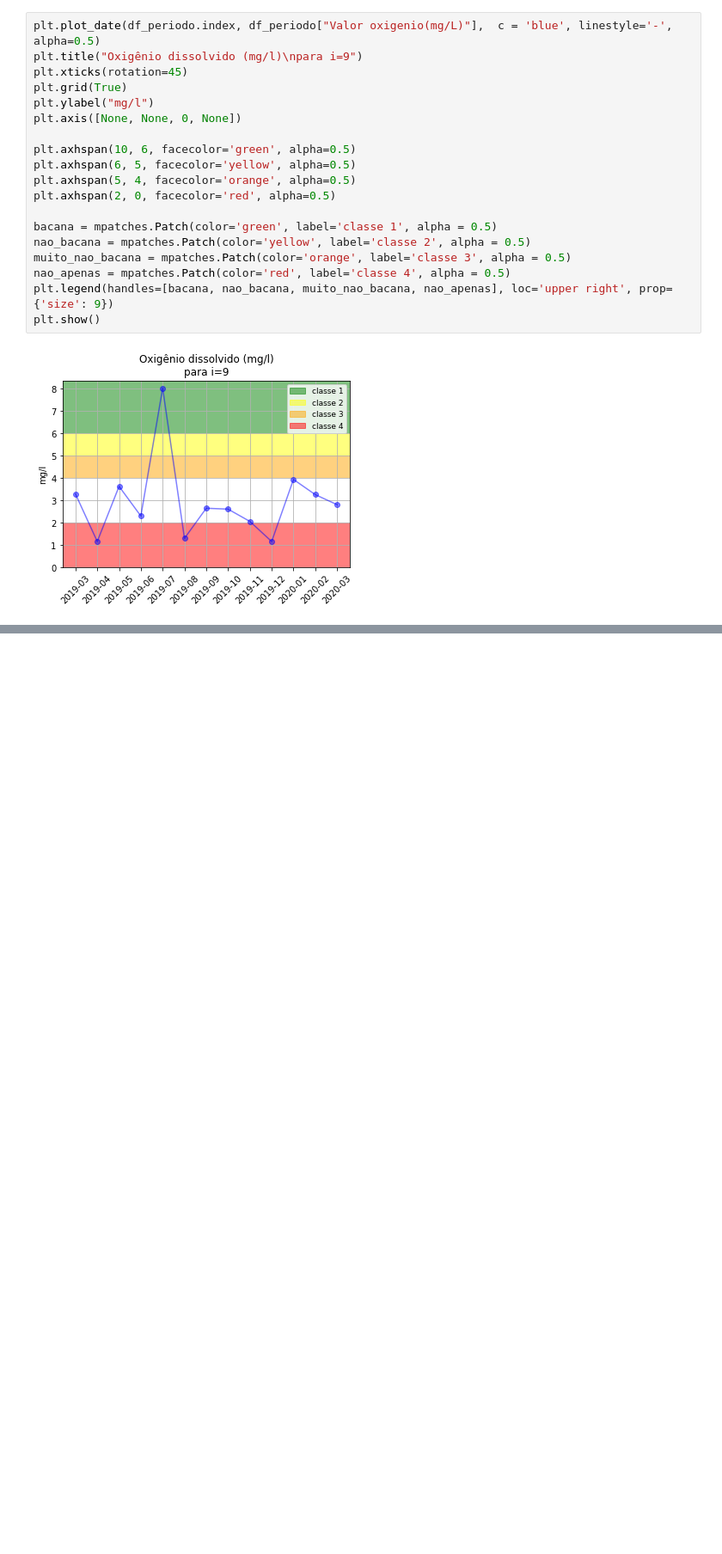
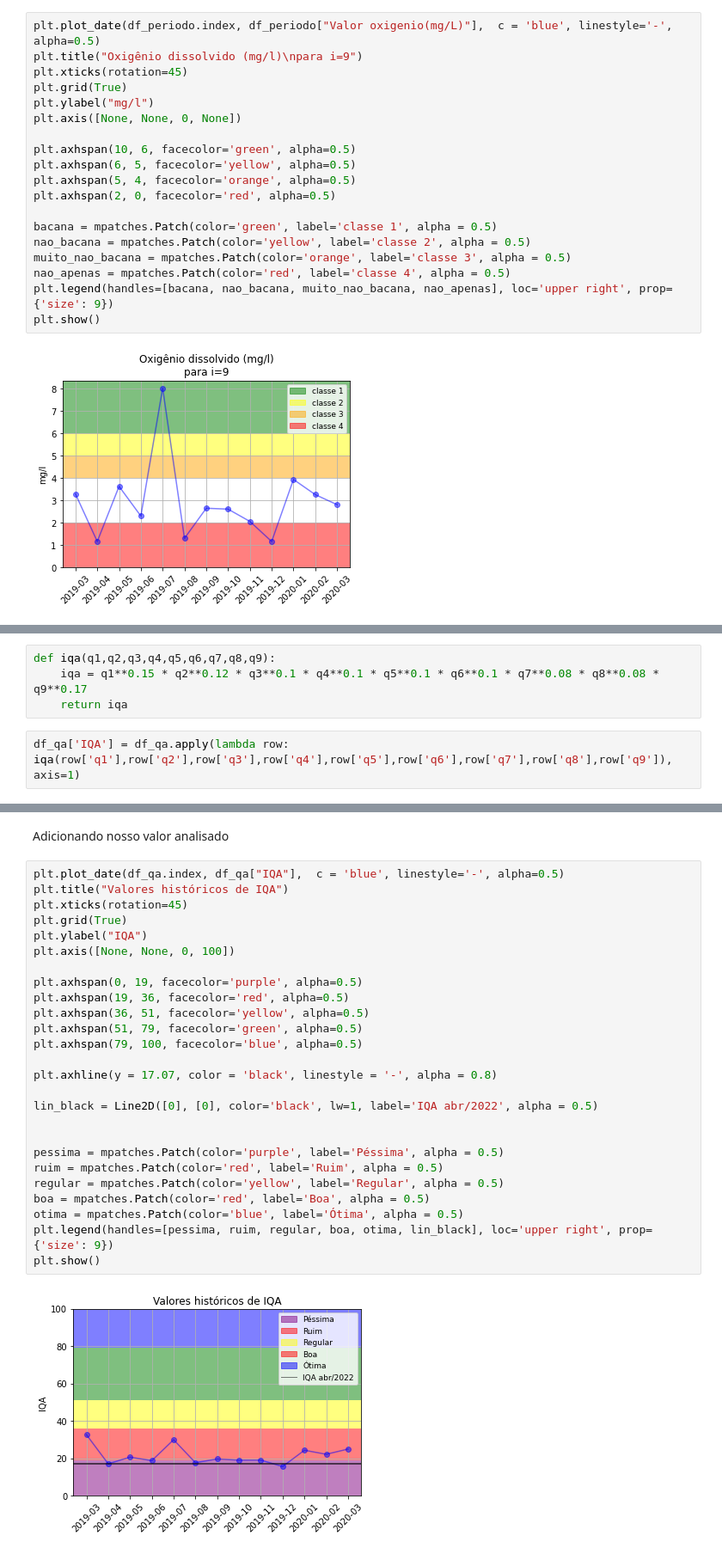
Before and after one commit to NicolasCho/projeto3_qta, a Jupyter notebook: analise/projeto3_graficos.ipynb, the cells around one changed output, grey strips where cells are left out. Shown: that part at 86% size. Saved outputs shown, nothing was run; the diff lists cells and outputs as text; blank space fills up the shorter version.

```diff
--- a/analise/projeto3_graficos.ipynb
+++ b/analise/projeto3_graficos.ipynb
@@ -699,0 +720,6 @@ plt.show()
+# %%
+def iqa(q1,q2,q3,q4,q5,q6,q7,q8,q9):
+    iqa = q1**0.15 * q2**0.12 * q3**0.1 * q4**0.1 * q5**0.1 * q6**0.1 * q7**0.08 * q8**0.08 * q9**0.17
+    return iqa
+# %%
+df_qa['IQA'] = df_qa.apply(lambda row: iqa(row['q1'],row['q2'],row['q3'],row['q4'],row['q5'],row['q6'],row['q7'],row['q8'],row['q9']), axis=1)
@@ -699,0 +744,30 @@ plt.show()
+# %% [markdown]
+Adicionando nosso valor analisado
+# %%
+plt.plot_date(df_qa.index, df_qa["IQA"],  c = 'blue', linestyle='-', alpha=0.5)
+plt.title("Valores históricos de IQA")
+plt.xticks(rotation=45)
+plt.grid(True)
+plt.ylabel("IQA")
+plt.axis([None, None, 0, 100])
+
+plt.axhspan(0, 19, facecolor='purple', alpha=0.5)
+plt.axhspan(19, 36, facecolor='red', alpha=0.5)
+plt.axhspan(36, 51, facecolor='yellow', alpha=0.5)
+plt.axhspan(51, 79, facecolor='green', alpha=0.5)
+plt.axhspan(79, 100, facecolor='blue', alpha=0.5)
+
+plt.axhline(y = 17.07, color = 'black', linestyle = '-', alpha = 0.8)
+
+lin_black = Line2D([0], [0], color='black', lw=1, label='IQA abr/2022', alpha = 0.5)
+
+
+pessima = mpatches.Patch(color='purple', label='Péssima', alpha = 0.5)
+ruim = mpatches.Patch(color='red', label='Ruim', alpha = 0.5)
+regular = mpatches.Patch(color='yellow', label='Regular', alpha = 0.5)
+boa = mpatches.Patch(color='red', label='Boa', alpha = 0.5)
+otima = mpatches.Patch(color='blue', label='Ótima', alpha = 0.5)
+plt.legend(handles=[pessima, ruim, regular, boa, otima, lin_black], loc='upper right', prop={'size': 9})
+plt.show()
+# %% [output]
+[figure, added]
```
Also changed, not shown: parts of 3 cells of this notebook.
